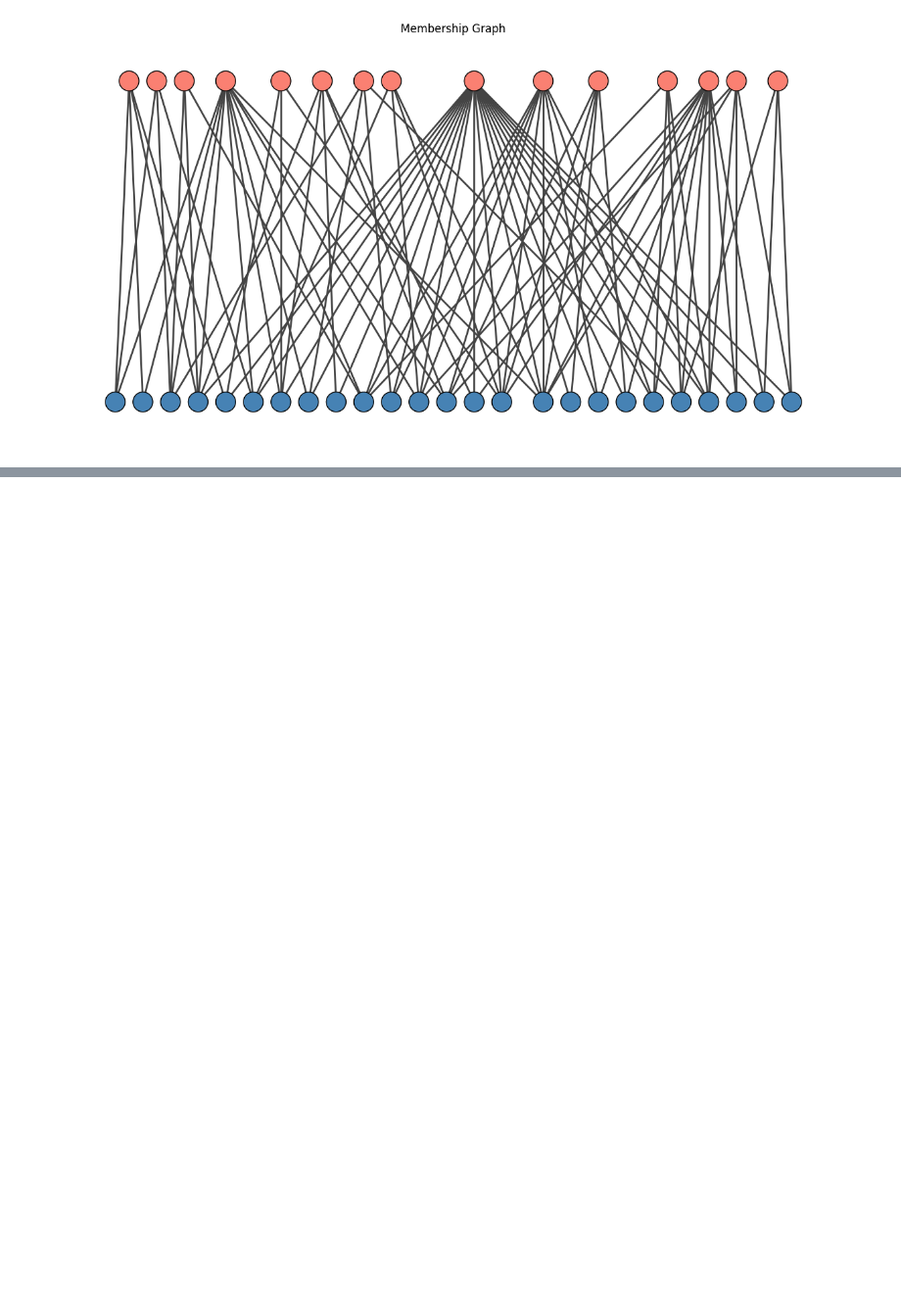
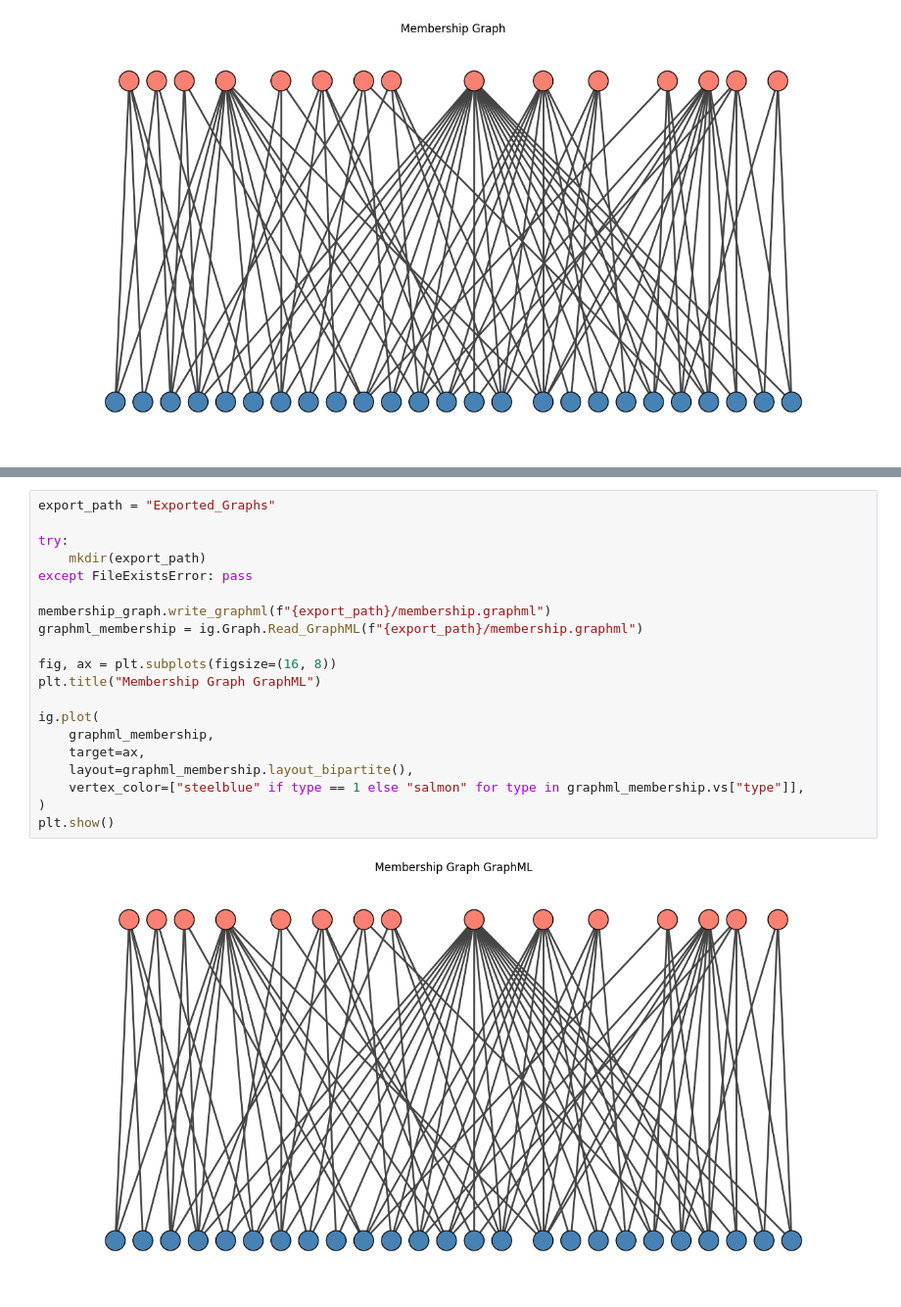
Before and after one commit to cMancio00/iGraph-examples, a Jupyter notebook: ImportingAndExporting.ipynb, the cells around one changed output, grey strips where cells are left out. Shown at 98% size. Saved outputs shown, nothing was run; the diff lists cells and outputs as text; blank space fills up the shorter version.

```diff
--- a/ImportingAndExporting.ipynb
+++ b/ImportingAndExporting.ipynb
@@ -96,0 +131,22 @@ plt.show()
+# %%
+export_path = "Exported_Graphs"
+
+try:
+    mkdir(export_path)
+except FileExistsError: pass
+
+membership_graph.write_graphml(f"{export_path}/membership.graphml")
+graphml_membership = ig.Graph.Read_GraphML(f"{export_path}/membership.graphml")
+
+fig, ax = plt.subplots(figsize=(16, 8))
+plt.title("Membership Graph GraphML")
+
+ig.plot(
+    graphml_membership,
+    target=ax,
+    layout=graphml_membership.layout_bipartite(),
+    vertex_color=["steelblue" if type == 1 else "salmon" for type in graphml_membership.vs["type"]],
+)
+plt.show()
+# %% [output]
+[figure, added]
```
Also changed, not shown: parts of 5 cells of this notebook, 4 other files.
